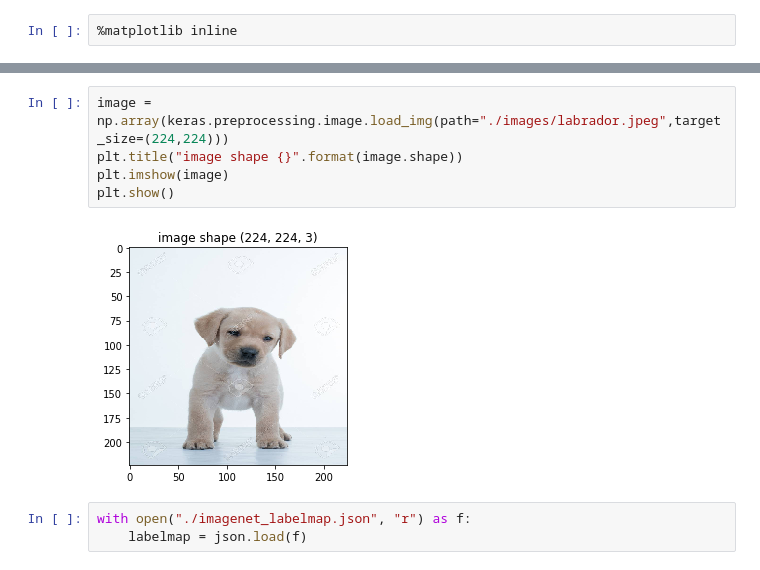
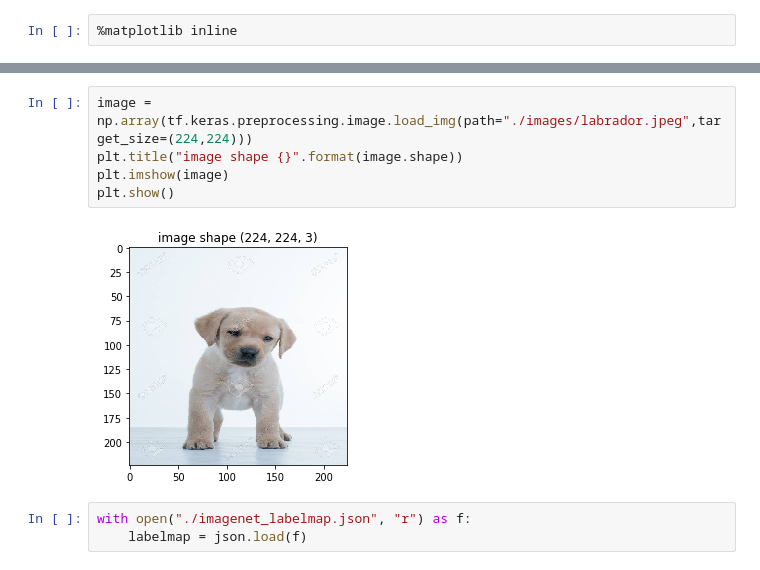
Before and after one commit to Abhijit-2592/talks, a Jupyter notebook: cnn_vis/occlusion_experiment.ipynb, the cells around one changed output, grey strips where cells are left out. Cells and saved outputs as stored; diff of their text form.

```diff
--- a/cnn_vis/occlusion_experiment.ipynb
+++ b/cnn_vis/occlusion_experiment.ipynb
@@ -41,12 +37,12 @@ Trainable params: 138,357,544
 Non-trainable params: 0
 _________________________________________________________________
 # %%
-image = np.array(keras.preprocessing.image.load_img(path="./images/labrador.jpeg",target_size=(224,224)))
+image = np.array(tf.keras.preprocessing.image.load_img(path="./images/labrador.jpeg",target_size=(224,224)))
 plt.title("image shape {}".format(image.shape))
 plt.imshow(image)
 plt.show()
 # %% [output]
-[figure, old version]
+[figure, new version]
 # %%
 with open("./imagenet_labelmap.json", "r") as f:
     labelmap = json.load(f)
```
Also changed, not shown: parts of 13 cells of this notebook, 6 other files.
